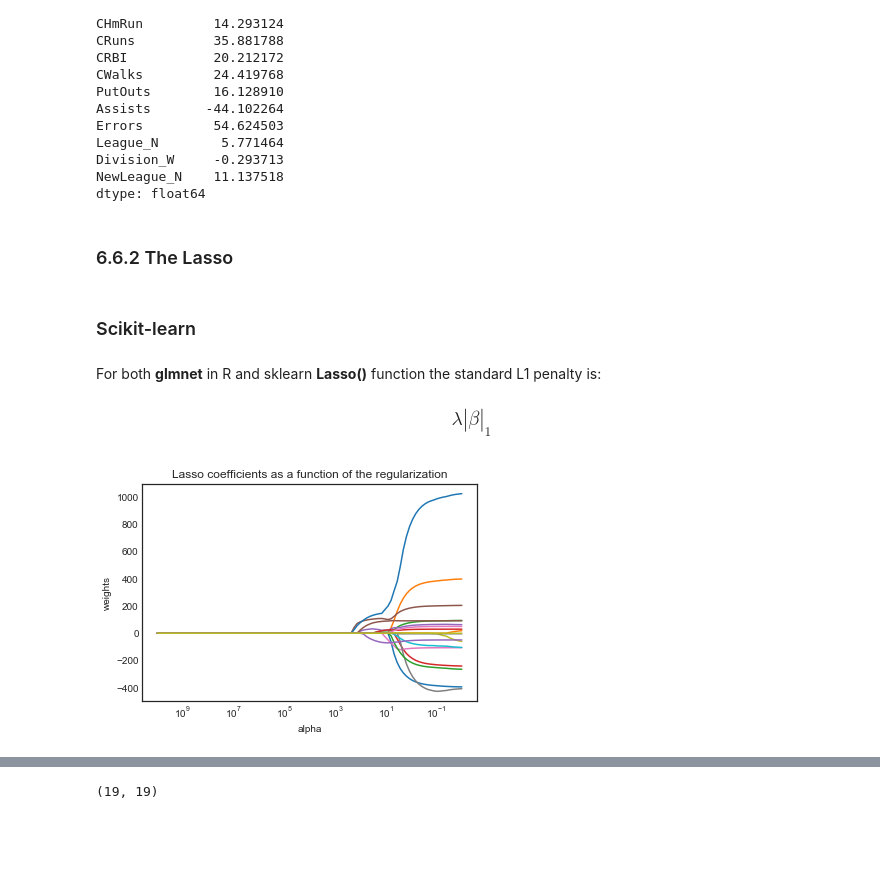
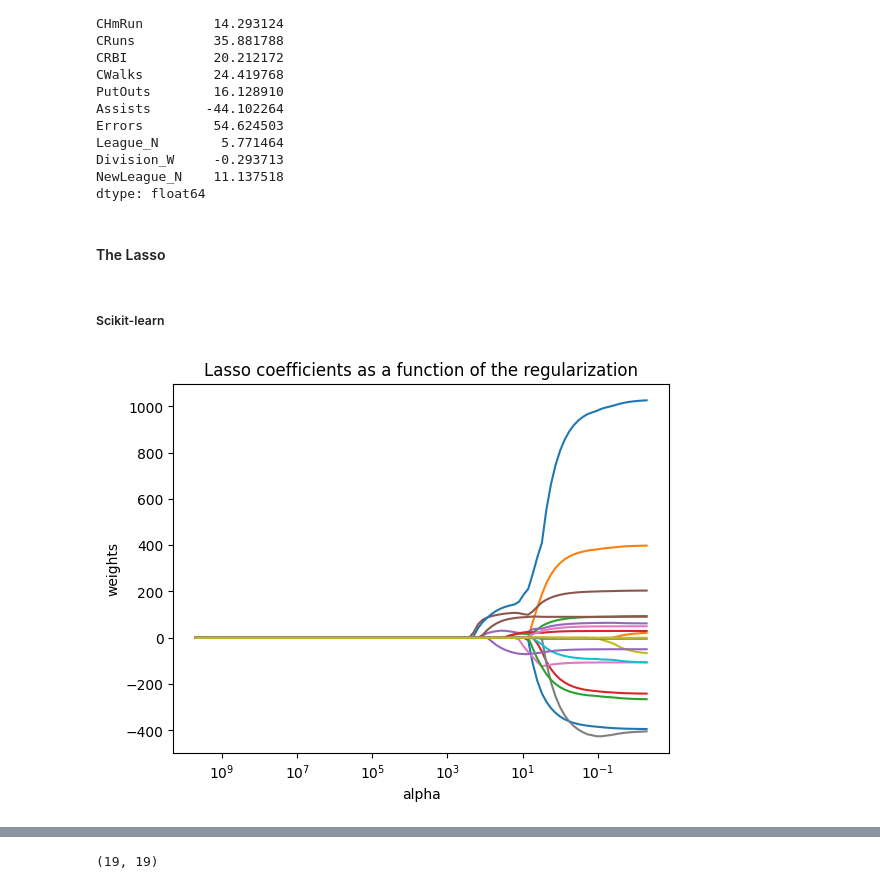
Before and after one commit to tianzheng4/tianzheng4.github.io, a Jupyter notebook: _umkc-teaching/code/Model_Selection_and_Regularization.ipynb, the cells around one changed output, grey strips where cells are left out. Cells and saved outputs as stored; diff of their text form; code cells hidden in the pictures; blank space fills up the shorter version.

```diff
--- a/_umkc-teaching/code/Model_Selection_and_Regularization.ipynb
+++ b/_umkc-teaching/code/Model_Selection_and_Regularization.ipynb
@@ -247,31 +259,26 @@ Division_W     -0.293713
 NewLeague_N    11.137518
 dtype: float64
 # %% [markdown]
-### 6.6.2 The Lasso
+#### The Lasso
 # %% [markdown]
-### Scikit-learn
+##### Scikit-learn
-# %% [markdown]
-
-
-For both __glmnet__ in R and sklearn __Lasso()__ function the standard L1 penalty is:
-### $$ \lambda |\beta|_1 $$
 # %%
 lasso = Lasso(max_iter=10000)
 coefs = []
 
-for a in alphas*2:
+for a in alphas:
     lasso.set_params(alpha=a)
     lasso.fit(scale(X_train), y_train)
     coefs.append(lasso.coef_)
 
 ax = plt.gca()
-ax.plot(alphas*2, coefs)
+ax.plot(alphas, coefs)
 ax.set_xscale('log')
 ax.set_xlim(ax.get_xlim()[::-1])  # reverse axis
 plt.axis('tight')
 plt.xlabel('alpha')
 plt.ylabel('weights')
 plt.title('Lasso coefficients as a function of the regularization');
 # %% [output]
-[figure, old version]
+[figure, new version]
 # %%
```
Also changed, not shown: parts of 28 cells of this notebook, 2 other files.
